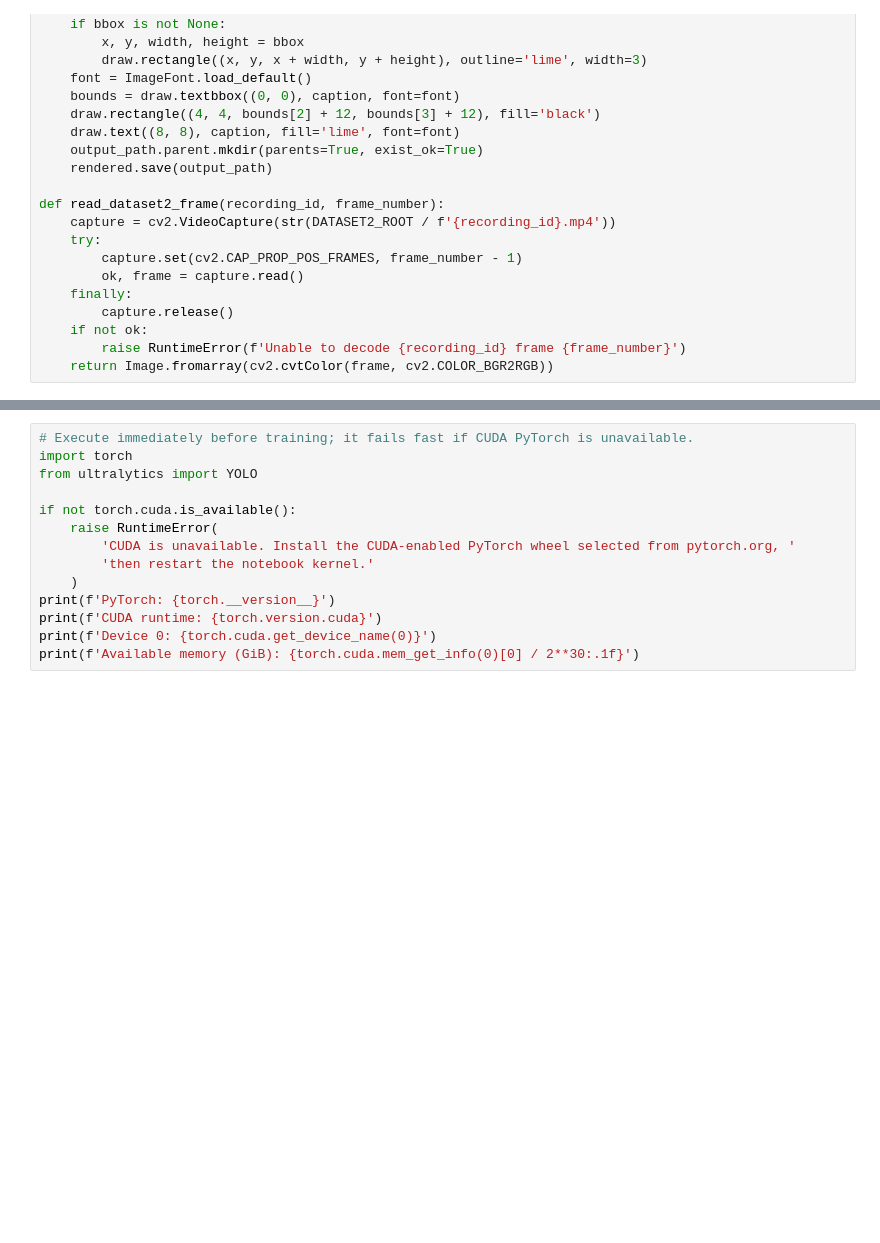
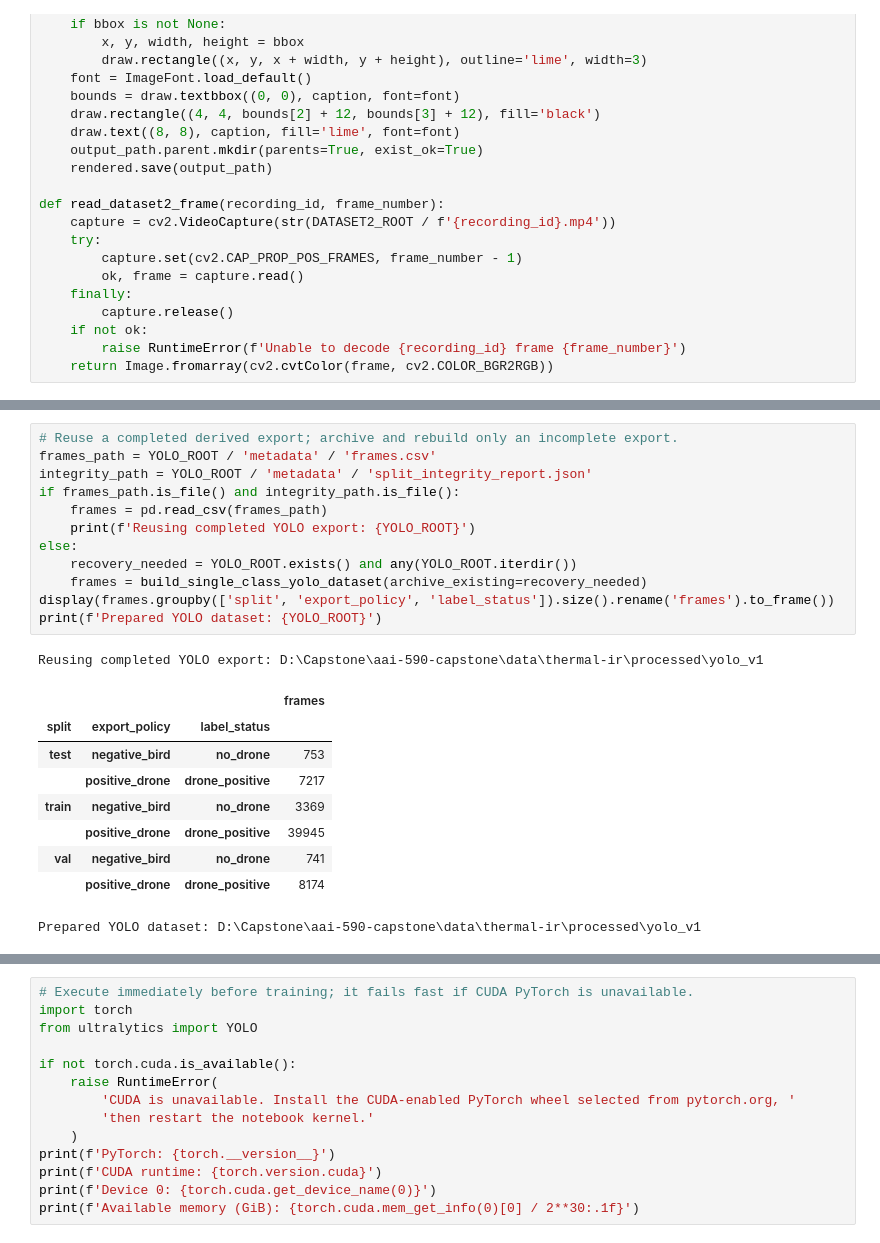
Before and after one commit to Diehl64/aai-590-capstone, a Jupyter notebook: notebooks/02_thermal_ir_pipeline.ipynb, the cells around one changed output, grey strips where cells are left out. Saved outputs shown, nothing was run; the diff lists cells and outputs as text; blank space fills up the shorter version.

```diff
--- a/notebooks/02_thermal_ir_pipeline.ipynb
+++ b/notebooks/02_thermal_ir_pipeline.ipynb
@@ -465 +614,24 @@ Rendered 16 QA overlays to D:\Capstone\aai-590-capstone\data\thermal-ir\interim\
+# %%
+# Reuse a completed derived export; archive and rebuild only an incomplete export.
+frames_path = YOLO_ROOT / 'metadata' / 'frames.csv'
+integrity_path = YOLO_ROOT / 'metadata' / 'split_integrity_report.json'
+if frames_path.is_file() and integrity_path.is_file():
+    frames = pd.read_csv(frames_path)
+    print(f'Reusing completed YOLO export: {YOLO_ROOT}')
+else:
+    recovery_needed = YOLO_ROOT.exists() and any(YOLO_ROOT.iterdir())
+    frames = build_single_class_yolo_dataset(archive_existing=recovery_needed)
+display(frames.groupby(['split', 'export_policy', 'label_status']).size().rename('frames').to_frame())
+print(f'Prepared YOLO dataset: {YOLO_ROOT}')
+# %% [output]
+Reusing completed YOLO export: D:\Capstone\aai-590-capstone\data\thermal-ir\processed\yolo_v1
+|  |  |  | frames |
+| split | export_policy | label_status |  |
+| test | negative_bird | no_drone | 753 |
+|  | positive_drone | drone_positive | 7217 |
+| train | negative_bird | no_drone | 3369 |
+|  | positive_drone | drone_positive | 39945 |
+| val | negative_bird | no_drone | 741 |
+|  | positive_drone | drone_positive | 8174 |
+Prepared YOLO dataset: D:\Capstone\aai-590-capstone\data\thermal-ir\processed\yolo_v1
 # %% [markdown]
```
Also changed, not shown: parts of 23 cells of this notebook, 10 other files.
